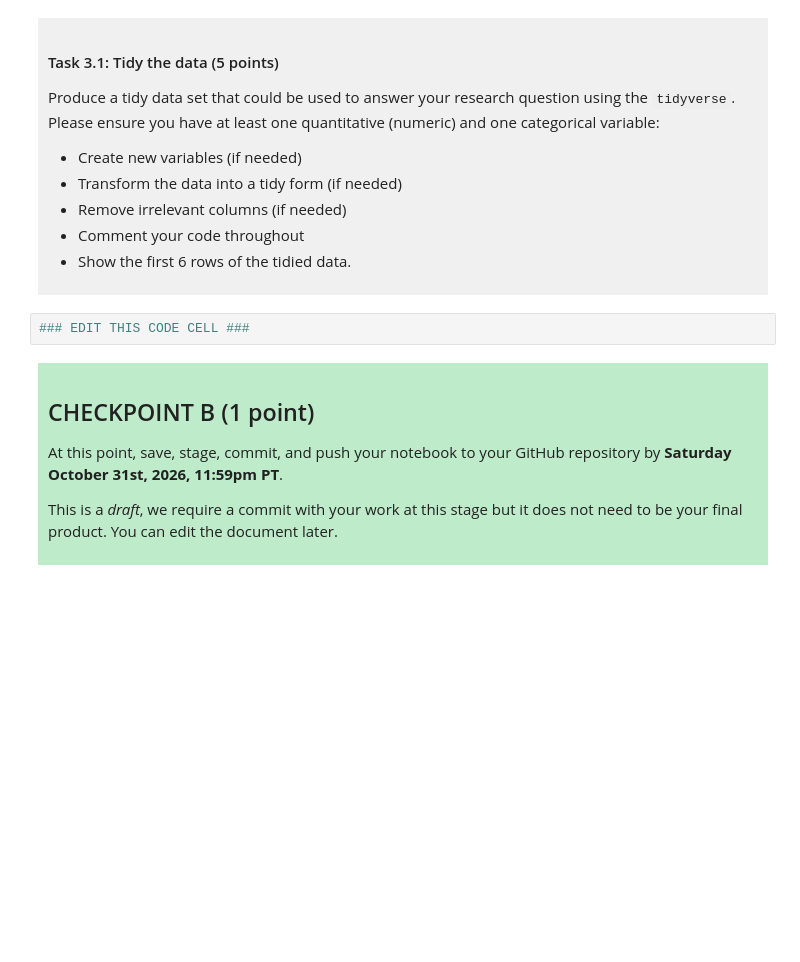
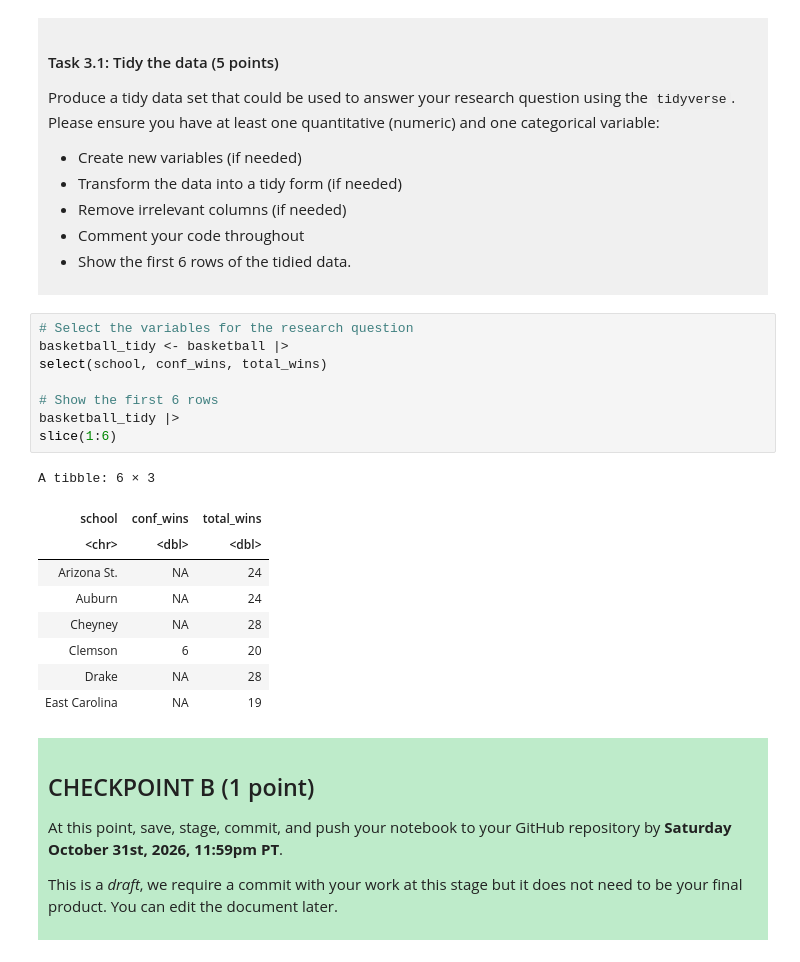
Before and after one commit to miumpkk/dsci-100-project-mapika-jompratchaya, a Jupyter notebook: dsci-100-project-notebook.ipynb, the cells around one changed output. Drawn from its saved outputs; the diff is of its cells as text; blank space fills up the shorter version.

```diff
--- a/dsci-100-project-notebook.ipynb
+++ b/dsci-100-project-notebook.ipynb
@@ -189,7 +211,23 @@ Produce a tidy data set that could be used to answer your research question usin
 
 </div>
 # %%
-### EDIT THIS CODE CELL ###
+# Select the variables for the research question
+basketball_tidy <- basketball |>
+select(school, conf_wins, total_wins)
+
+# Show the first 6 rows
+basketball_tidy |>
+slice(1:6)
+# %% [output]
+A tibble: 6 × 3
+| school | conf_wins | total_wins |
+| <chr> | <dbl> | <dbl> |
+| Arizona St. | NA | 24 |
+| Auburn | NA | 24 |
+| Cheyney | NA | 28 |
+| Clemson | 6 | 20 |
+| Drake | NA | 28 |
+| East Carolina | NA | 19 |
 # %% [markdown]
 <div style="background-color: #beebca; padding: 10px;">
 
```
Also changed, not shown: parts of 3 cells of this notebook.
